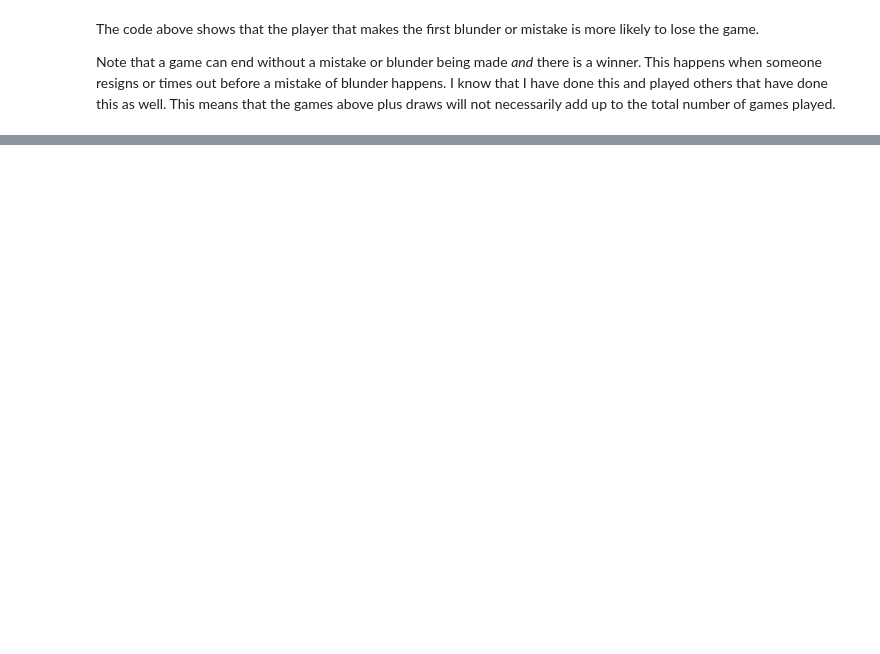
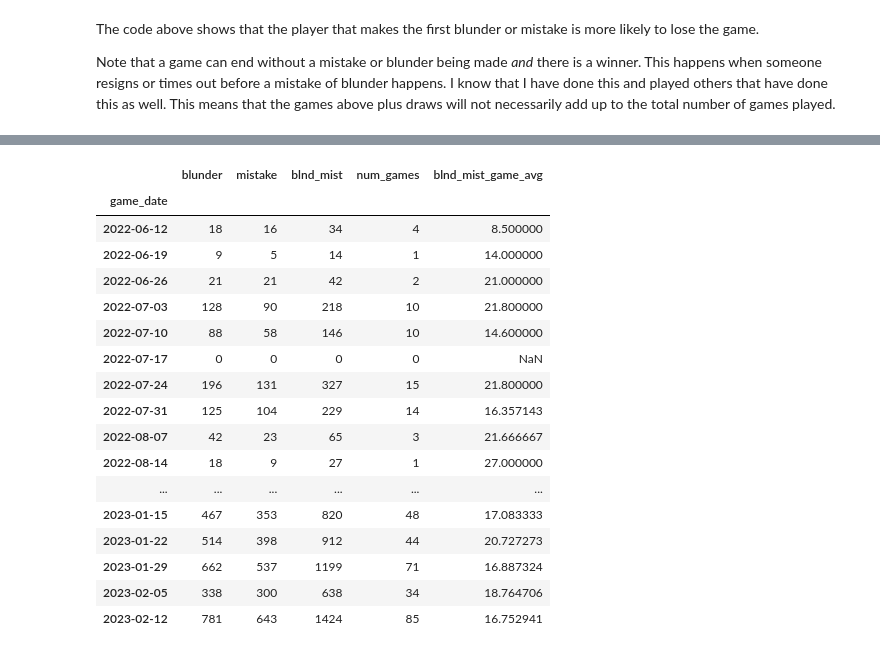
Before and after one commit to s-etty/chess-analysis, a Jupyter notebook: chess-analysis.ipynb, the cells around one changed output, grey strips where cells are left out. Saved outputs shown, nothing was run; the diff lists cells and outputs as text; code cells hidden in the pictures; blank space fills up the shorter version.

```diff
--- a/chess-analysis.ipynb
+++ b/chess-analysis.ipynb
@@ -35,4 +32,0 @@ stockfish = Stockfish(path="/home/sam/Desktop/stockfish_14_linux_x64/stockfish_1
-# %%
-# check the stockfish engine is working
-stockfish.set_position(["f2f3", "e7e5"])
-stockfish.get_best_move()
@@ -96,0 +149,34 @@ One key thing to remember is that when playing as white, a positive centipawn va
+# %%
+
+
+
+first_games = games[0:1000]
+first_games
+rows = []
+# the line below is for just a couple of games
+for i, row in first_games.iterrows():
+    new_row = {}
+    new_row['game_link'] = row['game_link']
+    if (row['move_number_actual'] == 0):
+        stockfish.set_position(row['moves_list'])
+        scores = stockfish.get_evaluation()
+    else:
+        stockfish.make_moves_from_current_position([row['moves']])
+        scores = stockfish.get_evaluation()
+    new_row['move_number_actual'] = row['move_number_actual']
+    new_row['score_type'] =(scores['type'])
+    new_row['score'] = scores['value'] / 100
+    rows.append(new_row)
+
+score_df = pd.DataFrame(rows)
+score_df
+#scored_games = pd.merge(loaded_games, score_df, on=["end_time", "move_number_actual"])
+#first_games = first_games.merge(score_df, on=["end_time", "move_number_actual"])
+
+#score_df['game_date'] = pd.to_datetime(score_df['game_date'])
+# score_df = pd.DataFrame(rows)
+# #scored_games = pd.merge(loaded_games, score_df, on=["end_time", "move_number_actual"])
+# first_games = first_games.merge(score_df, on=["end_time", "move_number_actual"])
+
+# scored_games['game_date'] = pd.to_datetime(scored_games['game_date'])
+#scored_df
@@ -217,23 +356,42 @@ plt.gcf().set_size_inches(15, 8)
 # %%
 # calculate the number of games played by week
 num_games_week = (scored_games.groupby(pd.Grouper(key = 'game_date', freq = "1W"))
-                  ['game_id']
+                  ['game_link']
                   .agg(num_games = pd.Series.nunique))
 
 # calculate the number of mistakes or blunders made by the user
 # first filter by moves where the user of interest made the move and the move was either a blunder or a mistake
 num_games_blnd_mist_week = (scored_games.loc[(scored_games['player_move'] == user) & ((scored_games['blunder']) | (scored_games['mistake']))]
                             # group by week
                             .groupby(pd.Grouper(key = 'game_date', freq = "1W"))
                             # select the blunder and mistake columns
                             [['blunder', 'mistake']]
                             # aggregate by
                             .agg({'blunder':'sum','mistake':'sum'}))
 num_games_blnd_mist_week['blnd_mist'] = num_games_blnd_mist_week['blunder'] + num_games_blnd_mist_week['mistake']
 
 weekly_blnd_mist_summary = num_games_blnd_mist_week.join(num_games_week)
 weekly_blnd_mist_summary['blnd_mist_game_avg'] = weekly_blnd_mist_summary['blnd_mist'] / weekly_blnd_mist_summary['num_games']
 weekly_blnd_mist_summary
+# %% [output]
+|  | blunder | mistake | blnd_mist | num_games | blnd_mist_game_avg |
+| game_date |  |  |  |  |  |
+| 2022-06-12 | 18 | 16 | 34 | 4 | 8.500000 |
+| 2022-06-19 | 9 | 5 | 14 | 1 | 14.000000 |
+| 2022-06-26 | 21 | 21 | 42 | 2 | 21.000000 |
+| 2022-07-03 | 128 | 90 | 218 | 10 | 21.800000 |
+| 2022-07-10 | 88 | 58 | 146 | 10 | 14.600000 |
+| 2022-07-17 | 0 | 0 | 0 | 0 | NaN |
+| 2022-07-24 | 196 | 131 | 327 | 15 | 21.800000 |
+| 2022-07-31 | 125 | 104 | 229 | 14 | 16.357143 |
+| 2022-08-07 | 42 | 23 | 65 | 3 | 21.666667 |
+| 2022-08-14 | 18 | 9 | 27 | 1 | 27.000000 |
+| ... | ... | ... | ... | ... | ... |
+| 2023-01-15 | 467 | 353 | 820 | 48 | 17.083333 |
+| 2023-01-22 | 514 | 398 | 912 | 44 | 20.727273 |
+| 2023-01-29 | 662 | 537 | 1199 | 71 | 16.887324 |
+| 2023-02-05 | 338 | 300 | 638 | 34 | 18.764706 |
+| 2023-02-12 | 781 | 643 | 1424 | 85 | 16.752941 |
 # %%
 weekly_blnds = sns.scatterplot(data = weekly_blnd_mist_summary, x = 'game_date', y = 'blnd_mist_game_avg')
 weekly_blnds = sns.lineplot(data = weekly_blnd_mist_summary, x = 'game_date', y = 'blnd_mist_game_avg')
```
Also changed, not shown: parts of 19 cells of this notebook, 1 other file.
